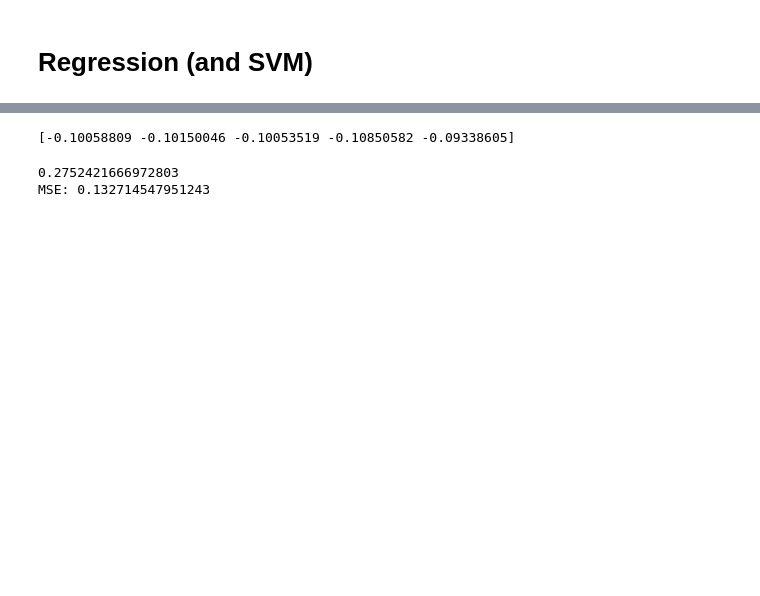
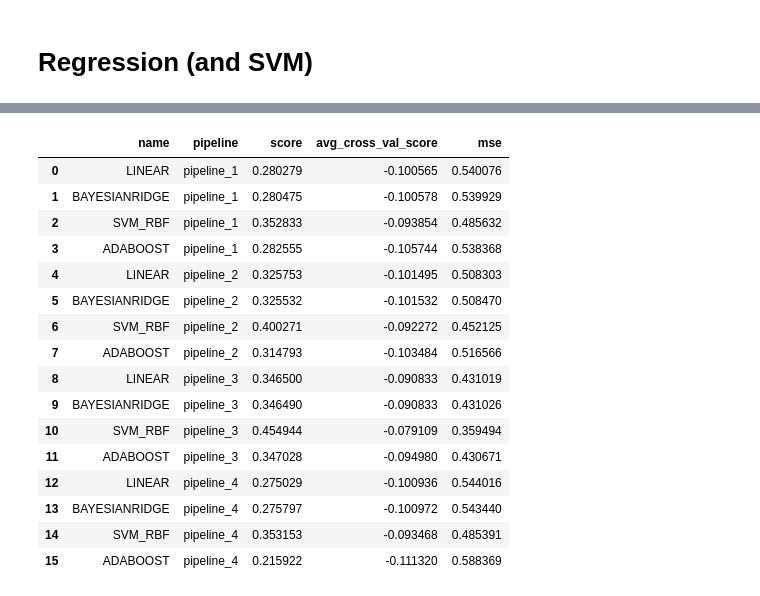
Before and after one commit to tommaso-massaglia/MML, a Jupyter notebook: model_training.ipynb, the cells around one changed output, grey strips where cells are left out. Cells and saved outputs as stored; diff of their text form; code cells hidden in the pictures; blank space fills up the shorter version.

```diff
--- a/model_training.ipynb
+++ b/model_training.ipynb
@@ -98,2 +107,0 @@ from sklearn.model_selection import cross_val_score
-# %%
-input_db = winedb()
@@ -100,8 +129,25 @@ input_db = winedb()
+# %%
+target_col = ['quality']
+excluded_col = ['type']
+
+dbs = {
+    'base': winedb(),
+    'pipeline_1':pipeline_reg_1(winedb(), target_col),
+    'pipeline_2': pipeline_reg_2(winedb(), target_col),
+    'pipeline_3': pipeline_reg_3(winedb(), target_col),
+    'pipeline_4': pipeline_reg_4(winedb(), target_col)
+       }
 # %%
-regressor = LinearRegression()
+def test_regressors(regressor, regressor_name, input_db, dbname):
+    x_train, x_test, y_train, y_test = get_split_data(input_db, [], ['quality'])
 
-x_train, x_test, y_train, y_test = get_split_data(input_db, [], ['quality'])
+    regressor.fit(x_train, y_train)
+    preds = regressor.predict(x_test)
+    cross_val_scores = cross_val_score(regressor, x_train, y_train, scoring="neg_mean_absolute_percentage_error")
+    mse = mean_squared_error(y_test, preds)
 
-regressor.fit(x_train, y_train)
-print(cross_val_score(regressor, x_train, y_train, scoring='neg_mean_absolute_percentage_error'))
-preds = regressor.predict(x_test)
+    return({'name':regressor_name.upper(),
+            'pipeline':dbname,
+            'score':regressor.score(x_test, y_test),
+            'avg_cross_val_score':sum(cross_val_scores)/len(cross_val_scores),
+            'mse':mse})
@@ -116,16 +154,33 @@ MSE: 0.1056651718936176
-# %%
-regressor = BayesianRidge()
-
-x_train, x_test, y_train, y_test = get_split_data(input_db, [], ['quality'])
-
-regressor.fit(x_train, y_train)
-print(cross_val_score(regressor, x_train, y_train, scoring='neg_mean_absolute_percentage_error'))
-preds = regressor.predict(x_test)
-# %% [output]
-[-0.10058809 -0.10150046 -0.10053519 -0.10850582 -0.09338605]
-# %%
-print(regressor.score(x_test, y_test))
-print(f'MSE: {sum(y_test - preds)**2/len(y_test)}')
-# %% [output]
-0.2752421666972803
-MSE: 0.132714547951243
+# %%
+regressors = {'linear':LinearRegression(),
+              'BayesianRidge':BayesianRidge(),
+              'SVM_rbf':SVR(kernel='rbf'),
+              'adaboost':AdaBoostRegressor()}
+
+res = []
+
+for dbname in dbs:
+    for modelname in regressors:
+        res.append(test_regressors(regressors[modelname], modelname, dbs[dbname], dbname))
+
+res = pd.DataFrame(res)
+# %%
+res
+# %% [output]
+|  | name | pipeline | score | avg_cross_val_score | mse |
+| 0 | LINEAR | pipeline_1 | 0.280279 | -0.100565 | 0.540076 |
+| 1 | BAYESIANRIDGE | pipeline_1 | 0.280475 | -0.100578 | 0.539929 |
+| 2 | SVM_RBF | pipeline_1 | 0.352833 | -0.093854 | 0.485632 |
+| 3 | ADABOOST | pipeline_1 | 0.282555 | -0.105744 | 0.538368 |
+| 4 | LINEAR | pipeline_2 | 0.325753 | -0.101495 | 0.508303 |
+| 5 | BAYESIANRIDGE | pipeline_2 | 0.325532 | -0.101532 | 0.508470 |
+| 6 | SVM_RBF | pipeline_2 | 0.400271 | -0.092272 | 0.452125 |
+| 7 | ADABOOST | pipeline_2 | 0.314793 | -0.103484 | 0.516566 |
+| 8 | LINEAR | pipeline_3 | 0.346500 | -0.090833 | 0.431019 |
+| 9 | BAYESIANRIDGE | pipeline_3 | 0.346490 | -0.090833 | 0.431026 |
+| 10 | SVM_RBF | pipeline_3 | 0.454944 | -0.079109 | 0.359494 |
+| 11 | ADABOOST | pipeline_3 | 0.347028 | -0.094980 | 0.430671 |
+| 12 | LINEAR | pipeline_4 | 0.275029 | -0.100936 | 0.544016 |
+| 13 | BAYESIANRIDGE | pipeline_4 | 0.275797 | -0.100972 | 0.543440 |
+| 14 | SVM_RBF | pipeline_4 | 0.353153 | -0.093468 | 0.485391 |
+| 15 | ADABOOST | pipeline_4 | 0.215922 | -0.111320 | 0.588369 |
```
Also changed, not shown: parts of 10 cells of this notebook, 9 other files.
